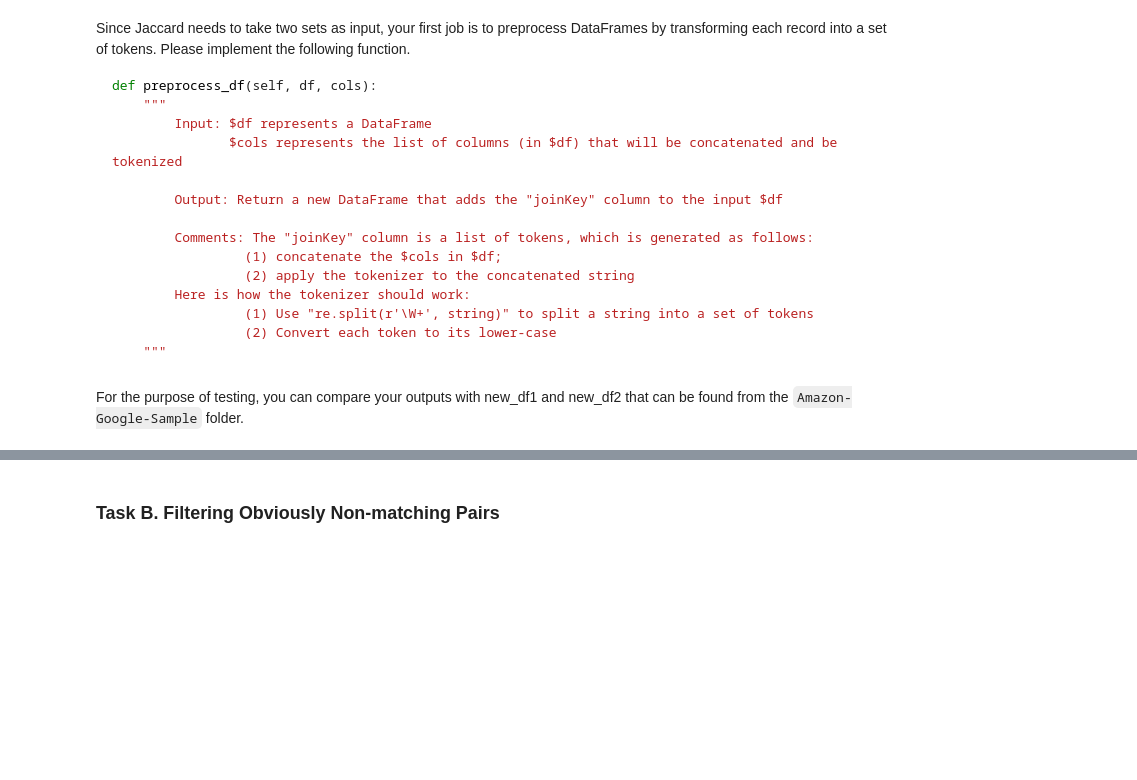
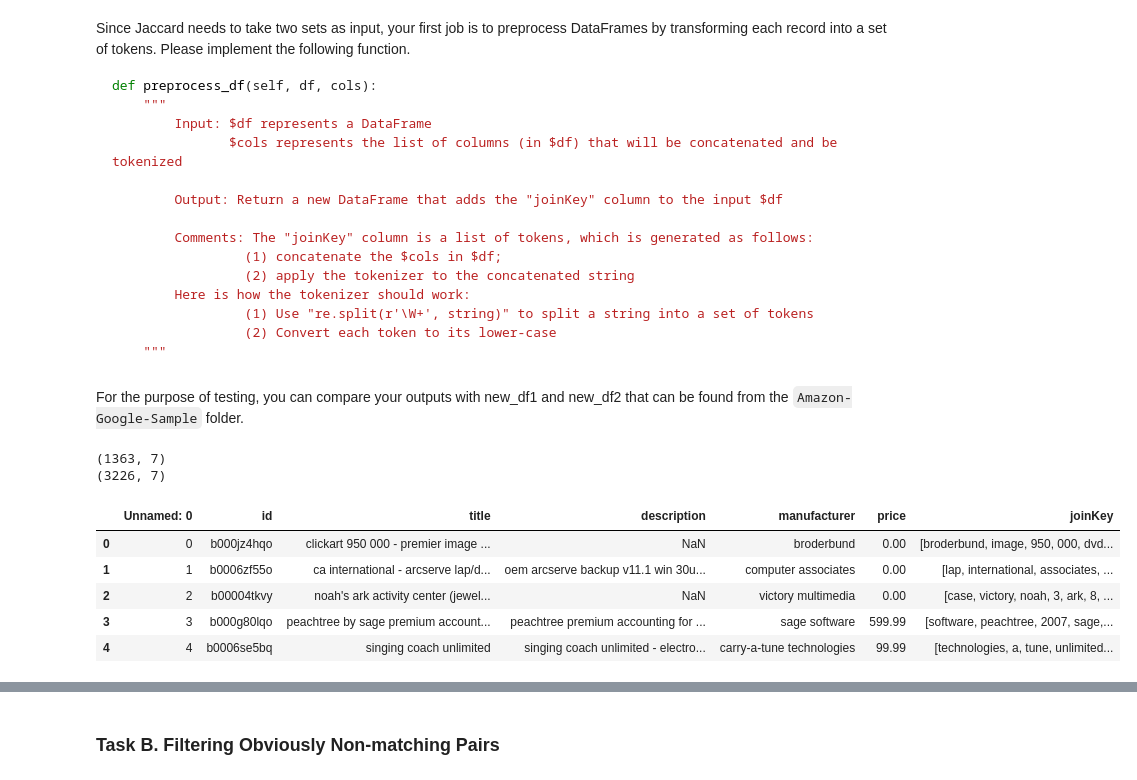
Before and after one commit to kgdarshaun/bigdata-cmpt733, a Jupyter notebook: Assignments/A2/A2-1.ipynb, the cells around one changed output, grey strips where cells are left out. Cells and saved outputs as stored; diff of their text form; code cells hidden in the pictures; blank space fills up the shorter version.

````diff
--- a/Assignments/A2/A2-1.ipynb
+++ b/Assignments/A2/A2-1.ipynb
@@ -137,5 +137,3 @@ def preprocess_df(self, df, cols):
 ```
 # %% [markdown]
 For the purpose of testing, you can compare your outputs with new_df1 and new_df2 that can be found from the `Amazon-Google-Sample` folder.
-# %%
-pd.set_option('display.max_colwidth', None)
@@ -142,28 +143,50 @@ pd.set_option('display.max_colwidth', None)
 # %%
 import pandas as pd
 import re
 
 amazon_cols = ["title", "manufacturer"]
 google_cols = ["name", "manufacturer"]
 
-amazon = pd.read_csv('A2-data/part1-similarity-join/Amazon-Google-Sample/Amazon_sample.csv')
-google = pd.read_csv('A2-data/part1-similarity-join/Amazon-Google-Sample/Google_sample.csv')
+# amazon = pd.read_csv('A2-data/part1-similarity-join/Amazon-Google-Sample/Amazon_sample.csv')
+# google = pd.read_csv('A2-data/part1-similarity-join/Amazon-Google-Sample/Google_sample.csv')
+
+amazon = pd.read_csv('A2-data/part1-similarity-join/Amazon-Google/Amazon.csv')
+google = pd.read_csv('A2-data/part1-similarity-join/Amazon-Google/Google.csv')
 
 google['manufacturer'] = google['manufacturer'].fillna('')
 
 # display(amazon)
 # display(google)
 
 amazon['joinKey'] = amazon[amazon_cols].apply(' '.join, axis=1)
 google['joinKey'] = google[google_cols].apply(' '.join, axis=1)
 
-amazon['joinKey'] = amazon['joinKey'].apply(lambda x: list(filter(None, re.split(r'\W+', x.rstrip('.')))))
-google['joinKey'] = google['joinKey'].apply(lambda x: list(filter(None, re.split(r'\W+', x.rstrip('.')))))
+amazon['joinKey'] = amazon['joinKey'].apply(lambda x: list(
+	filter(
+		None,
+		list(
+			set(
+				[x.lower() for x in re.split(r'\W+', x.rstrip('.'))]
+			)
+		)
+	)
+))
+google['joinKey'] = google['joinKey'].apply(lambda x: list(filter(None, list(set([x.lower() for x in re.split(r'\W+', x.rstrip('.'))])))))
 
 amazon.to_csv('df1.csv', index=False)
 google.to_csv('df2.csv')
 
-# display(amazon)
+print(amazon.shape)
+print(google.shape)
 
-# print(' '.join((amazon._get_value(6, 'title'), amazon._get_value(6, 'manufacturer'))))
-# re.split(r'\W+', ' '.join((amazon._get_value(6, 'title'), amazon._get_value(6, 'manufacturer'))).rstrip('.'))
+display(amazon.head(5))
+display(google.head(5))
+# %% [output]
+(1363, 7)
+(3226, 7)
+|  | Unnamed: 0 | id | title | description | manufacturer | price | joinKey |
+| 0 | 0 | b000jz4hqo | clickart 950 000 - premier image ... | NaN | broderbund | 0.00 | [broderbund, image, 950, 000, dvd... |
+| 1 | 1 | b0006zf55o | ca international - arcserve lap/d... | oem arcserve backup v11.1 win 30u... | computer associates | 0.00 | [lap, international, associates, ... |
+| 2 | 2 | b00004tkvy | noah's ark activity center (jewel... | NaN | victory multimedia | 0.00 | [case, victory, noah, 3, ark, 8, ... |
+| 3 | 3 | b000g80lqo | peachtree by sage premium account... | peachtree premium accounting for ... | sage software | 599.99 | [software, peachtree, 2007, sage,... |
+| 4 | 4 | b0006se5bq | singing coach unlimited | singing coach unlimited - electro... | carry-a-tune technologies | 99.99 | [technologies, a, tune, unlimited... |
````
Also changed, not shown: parts of 6 cells of this notebook, 4 other files.
